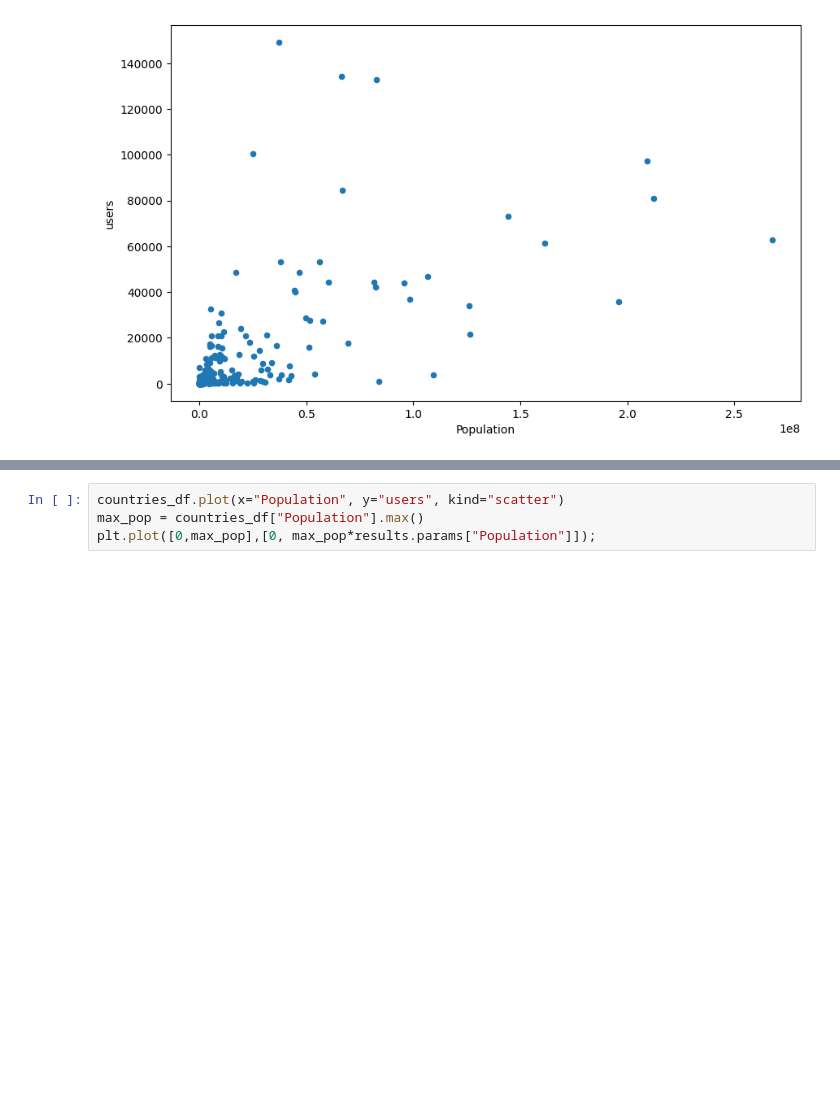
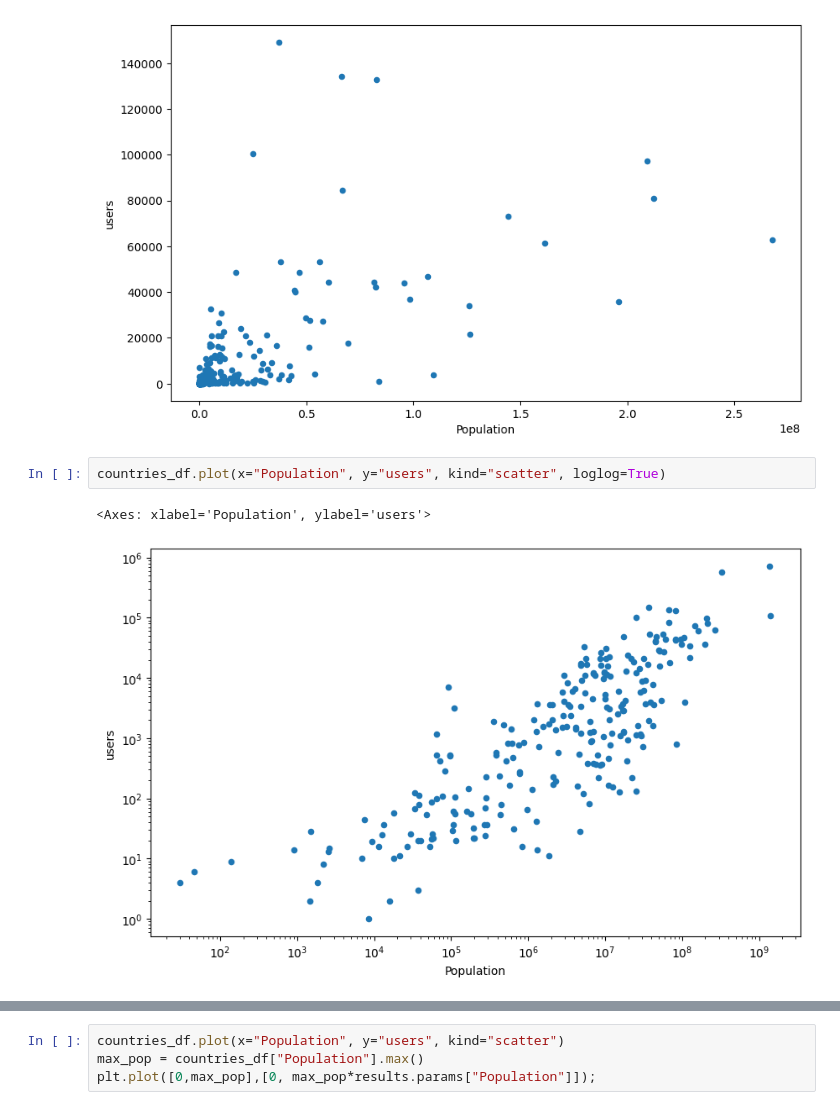
Before and after one commit to flopezd/so_q_recom, a Jupyter notebook: notebooks/eda/country_dist.ipynb, the cells around one changed output, grey strips where cells are left out. Cells and saved outputs as stored; diff of their text form; blank space fills up the shorter version.

```diff
--- a/notebooks/eda/country_dist.ipynb
+++ b/notebooks/eda/country_dist.ipynb
@@ -37,6 +51,11 @@ countries_df[countries_df["Population"]< 3e8].plot(x="Population", y="users", ki
 # %% [output]
 <Axes: xlabel='Population', ylabel='users'>
 [figure]
+# %%
+countries_df.plot(x="Population", y="users", kind="scatter", loglog=True)
+# %% [output]
+<Axes: xlabel='Population', ylabel='users'>
+[figure, added]
 # %%
 model = sm.OLS(countries_df["users"], countries_df["Population"])
 results = model.fit()
```
Also changed, not shown: parts of 12 cells of this notebook, 3 other files.
